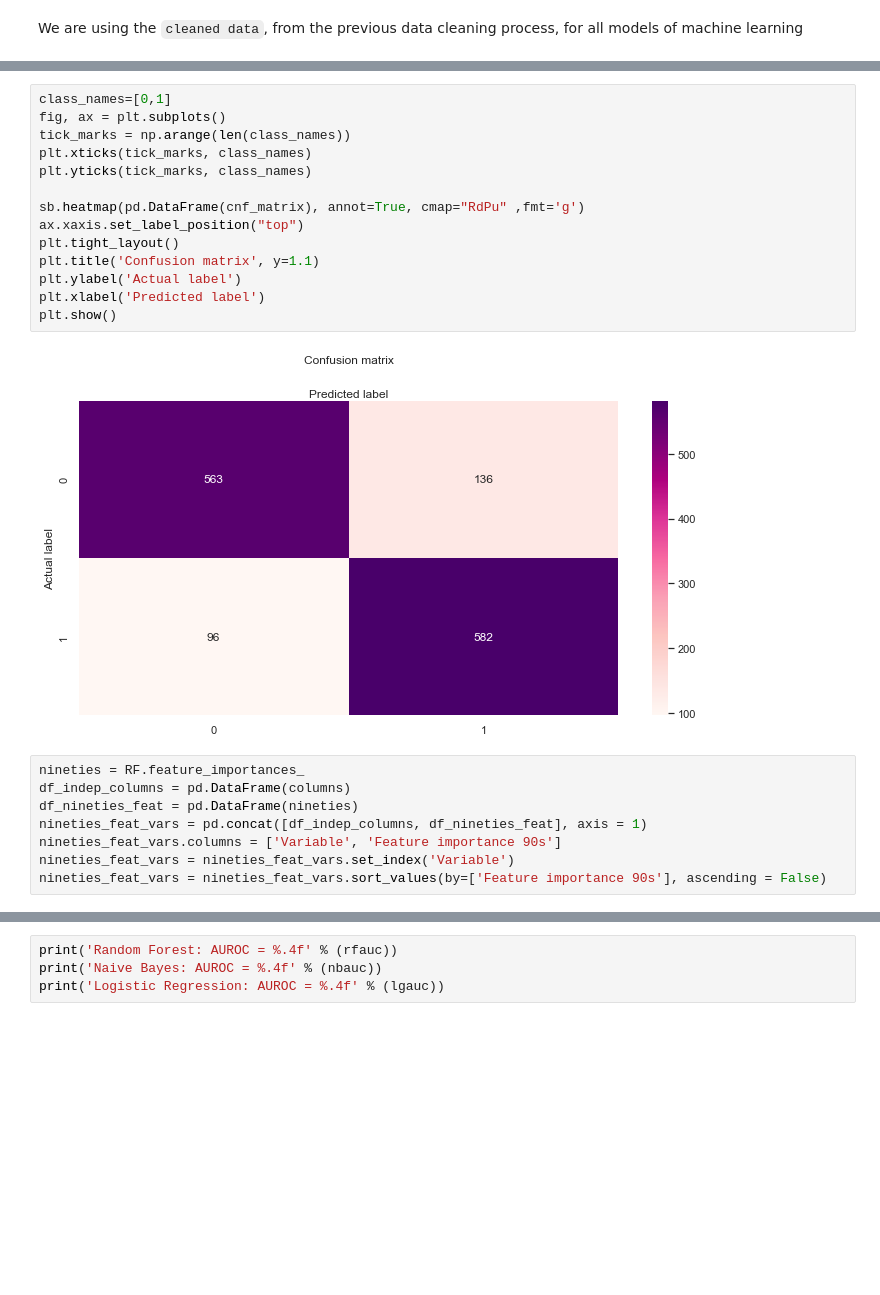
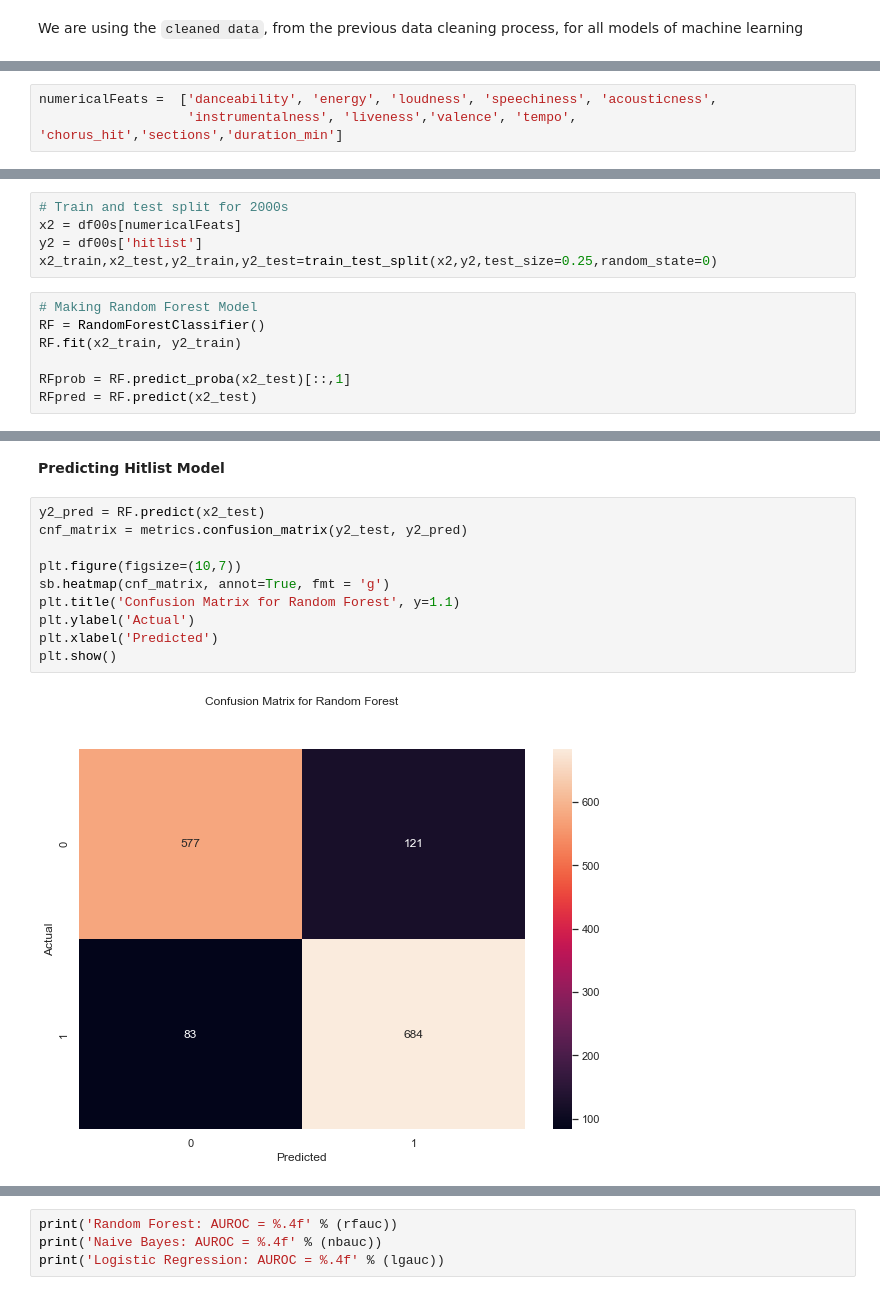
Before and after one commit to gabriellenicole/spotify-hitlist, a Jupyter notebook: IE0005_MiniProject_SpotifyHitPredictor.ipynb, the cells around one changed output, grey strips where cells are left out. Cells and saved outputs as stored; diff of their text form; blank space fills up the shorter version.

```diff
--- a/IE0005_MiniProject_SpotifyHitPredictor.ipynb
+++ b/IE0005_MiniProject_SpotifyHitPredictor.ipynb
@@ -750,0 +707,3 @@ array([[611, 184],
+# %%
+numericalFeats =  ['danceability', 'energy', 'loudness', 'speechiness', 'acousticness',
+                   'instrumentalness', 'liveness','valence', 'tempo', 'chorus_hit','sections','duration_min']
@@ -833,0 +779,12 @@ array([[563, 136],
+# %%
+# Train and test split for 2000s
+x2 = df00s[numericalFeats]
+y2 = df00s['hitlist']
+x2_train,x2_test,y2_train,y2_test=train_test_split(x2,y2,test_size=0.25,random_state=0)
+# %%
+# Making Random Forest Model
+RF = RandomForestClassifier()
+RF.fit(x2_train, y2_train)
+
+RFprob = RF.predict_proba(x2_test)[::,1]
+RFpred = RF.predict(x2_test)
@@ -834,24 +818,14 @@ array([[563, 136],
+# %% [markdown]
+**Predicting Hitlist Model**
 # %%
-class_names=[0,1]
-fig, ax = plt.subplots()
-tick_marks = np.arange(len(class_names))
-plt.xticks(tick_marks, class_names)
-plt.yticks(tick_marks, class_names)
+y2_pred = RF.predict(x2_test)
+cnf_matrix = metrics.confusion_matrix(y2_test, y2_pred)
 
-sb.heatmap(pd.DataFrame(cnf_matrix), annot=True, cmap="RdPu" ,fmt='g')
-ax.xaxis.set_label_position("top")
-plt.tight_layout()
-plt.title('Confusion matrix', y=1.1)
-plt.ylabel('Actual label')
-plt.xlabel('Predicted label')
+plt.figure(figsize=(10,7))
+sb.heatmap(cnf_matrix, annot=True, fmt = 'g')
+plt.title('Confusion Matrix for Random Forest', y=1.1)
+plt.ylabel('Actual')
+plt.xlabel('Predicted')
 plt.show()
 # %% [output]
-[figure, old version]
+[figure, new version]
-# %%
-nineties = RF.feature_importances_
-df_indep_columns = pd.DataFrame(columns)
-df_nineties_feat = pd.DataFrame(nineties)
-nineties_feat_vars = pd.concat([df_indep_columns, df_nineties_feat], axis = 1)
-nineties_feat_vars.columns = ['Variable', 'Feature importance 90s']
-nineties_feat_vars = nineties_feat_vars.set_index('Variable')
-nineties_feat_vars = nineties_feat_vars.sort_values(by=['Feature importance 90s'], ascending = False)
```
Also changed, not shown: parts of 73 cells of this notebook.
